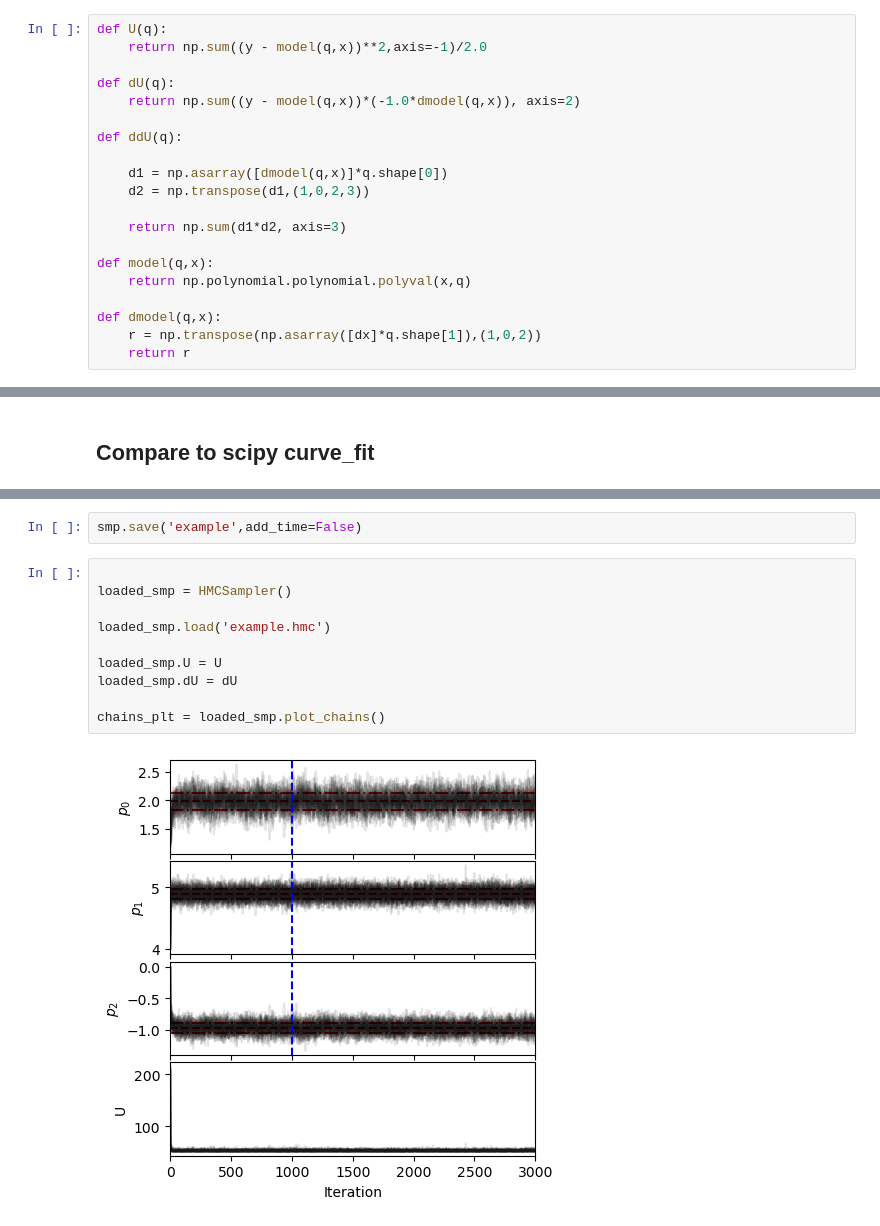
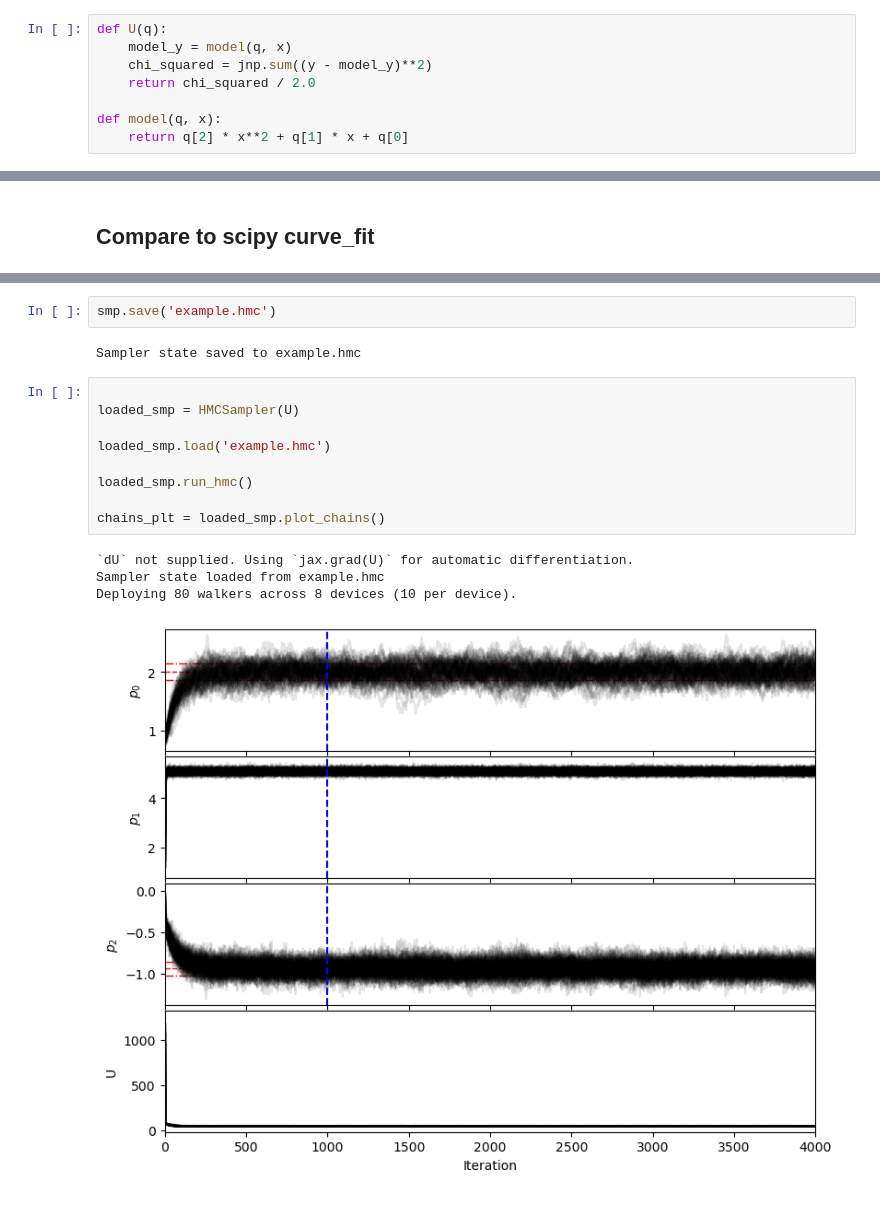
Before and after one commit to dylannpaterson/HMC, a Jupyter notebook: example.ipynb, the cells around one changed output, grey strips where cells are left out. Cells and saved outputs as stored; diff of their text form.

```diff
--- a/example.ipynb
+++ b/example.ipynb
@@ -42,26 +53,14 @@ and therefore
 $\frac {\partial^2 U}{\partial q_j \partial q_k} = \sum_{i} \frac{\partial m}{\partial q_k} \left ( \bar{q}, x_i \right ) \times  \frac{\partial m}{\partial q_j} \left ( \bar{q}, x_i \right )$
 
 $\frac {\partial^2 U}{\partial q_j \partial q_k} = \sum_{i}  x_i^k x_i^j $
-# %%
-def U(q):
-    return np.sum((y - model(q,x))**2,axis=-1)/2.0
-
-def dU(q):
-    return np.sum((y - model(q,x))*(-1.0*dmodel(q,x)), axis=2)
-
-def ddU(q):
-
-    d1 = np.asarray([dmodel(q,x)]*q.shape[0])
-    d2 = np.transpose(d1,(1,0,2,3))
-
-    return np.sum(d1*d2, axis=3)
-
-def model(q,x):
-    return np.polynomial.polynomial.polyval(x,q)
-
-def dmodel(q,x):
-    r = np.transpose(np.asarray([dx]*q.shape[1]),(1,0,2))
-    return r
+# %%
+def U(q):
+    model_y = model(q, x)
+    chi_squared = jnp.sum((y - model_y)**2)
+    return chi_squared / 2.0
+
+def model(q, x):
+    return q[2] * x**2 + q[1] * x + q[0]
 # %% [markdown]
 ## Prepare synthtetic data to be used in model fitting
 
@@ -281,14 +231,18 @@ emcee_fig = emcee_smp.plot_samples()
 # %%
-smp.save('example',add_time=False)
+smp.save('example.hmc')
+# %% [output]
+Sampler state saved to example.hmc
 # %%
 
-loaded_smp = HMCSampler()
+loaded_smp = HMCSampler(U)
 
 loaded_smp.load('example.hmc')
 
-loaded_smp.U = U
-loaded_smp.dU = dU
+loaded_smp.run_hmc()
 
 chains_plt = loaded_smp.plot_chains()
 # %% [output]
+`dU` not supplied. Using `jax.grad(U)` for automatic differentiation.
+Sampler state loaded from example.hmc
+Deploying 80 walkers across 8 devices (10 per device).
-[figure, old version]
+[figure, new version]
```
Also changed, not shown: parts of 33 cells of this notebook, 4 other files.
